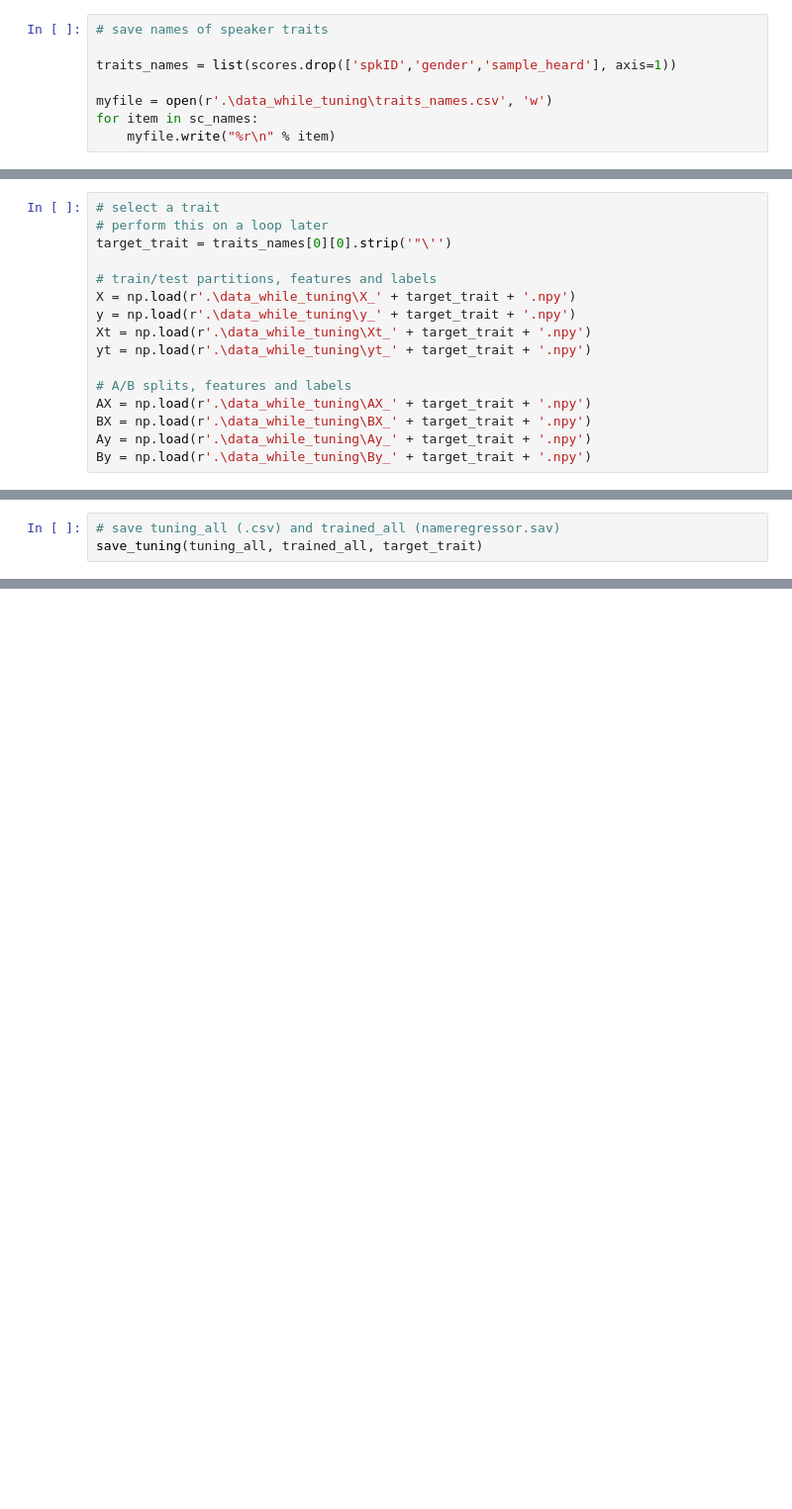
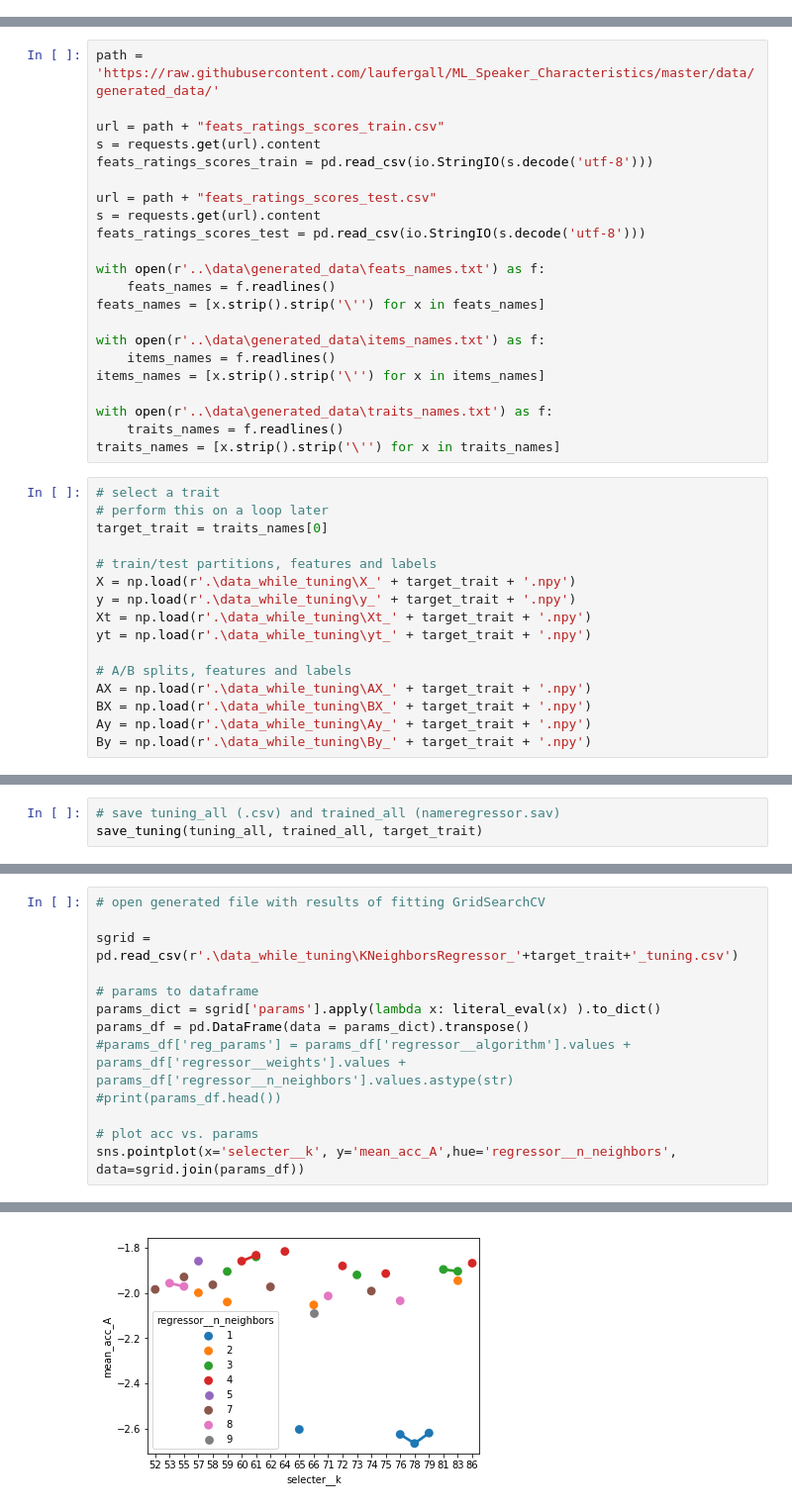
Before and after one commit to laufergall/ML_Speaker_Characteristics, a Jupyter notebook: regression/02_evaluating_regression_warmth.ipynb, the cells around one changed output, grey strips where cells are left out. Shown at 99% size. Saved outputs shown, nothing was run; the diff lists cells and outputs as text; blank space fills up the shorter version.

```diff
--- a/regression/02_evaluating_regression_warmth.ipynb
+++ b/regression/02_evaluating_regression_warmth.ipynb
@@ -76,8 +27,0 @@ scores.head()
-# %%
-# save names of speaker traits
-
-traits_names = list(scores.drop(['spkID','gender','sample_heard'], axis=1))
-
-myfile = open(r'.\data_while_tuning\traits_names.csv', 'w')
-for item in sc_names:
-    myfile.write("%r\n" % item)
@@ -171,7 +117,29 @@ traits_names = traits_names.values.tolist()
+# %%
+path = 'https://raw.githubusercontent.com/laufergall/ML_Speaker_Characteristics/master/data/generated_data/'
+
+url = path + "feats_ratings_scores_train.csv"
+s = requests.get(url).content
+feats_ratings_scores_train = pd.read_csv(io.StringIO(s.decode('utf-8')))
+
+url = path + "feats_ratings_scores_test.csv"
+s = requests.get(url).content
+feats_ratings_scores_test = pd.read_csv(io.StringIO(s.decode('utf-8')))
+
+with open(r'..\data\generated_data\feats_names.txt') as f:
+    feats_names = f.readlines()
+feats_names = [x.strip().strip('\'') for x in feats_names]
+
+with open(r'..\data\generated_data\items_names.txt') as f:
+    items_names = f.readlines()
+items_names = [x.strip().strip('\'') for x in items_names]
+
+with open(r'..\data\generated_data\traits_names.txt') as f:
+    traits_names = f.readlines()
+traits_names = [x.strip().strip('\'') for x in traits_names]
 # %%
 # select a trait
 # perform this on a loop later
-target_trait = traits_names[0][0].strip('"\'')
+target_trait = traits_names[0]
 
 # train/test partitions, features and labels
 X = np.load(r'.\data_while_tuning\X_' + target_trait + '.npy')
@@ -232,0 +211,14 @@ feats_ratings_scores_test.head()
+# %%
+# open generated file with results of fitting GridSearchCV
+
+sgrid = pd.read_csv(r'.\data_while_tuning\KNeighborsRegressor_'+target_trait+'_tuning.csv')
+
+# params to dataframe
+params_dict = sgrid['params'].apply(lambda x: literal_eval(x) ).to_dict()
+params_df = pd.DataFrame(data = params_dict).transpose()
+#params_df['reg_params'] = params_df['regressor__algorithm'].values + params_df['regressor__weights'].values + params_df['regressor__n_neighbors'].values.astype(str)
+#print(params_df.head())
+
+# plot acc vs. params
+sns.pointplot(x='selecter__k', y='mean_acc_A',hue='regressor__n_neighbors', data=sgrid.join(params_df))
+# %% [output]
@@ -232,0 +226 @@ feats_ratings_scores_test.head()
+[figure, added]
```
Also changed, not shown: parts of 27 cells of this notebook, 17 other files.
